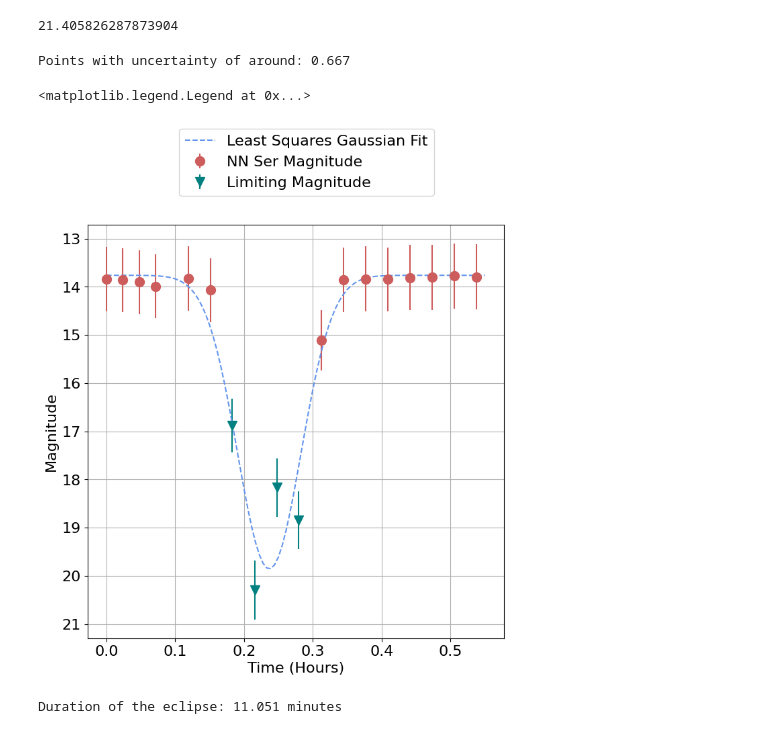
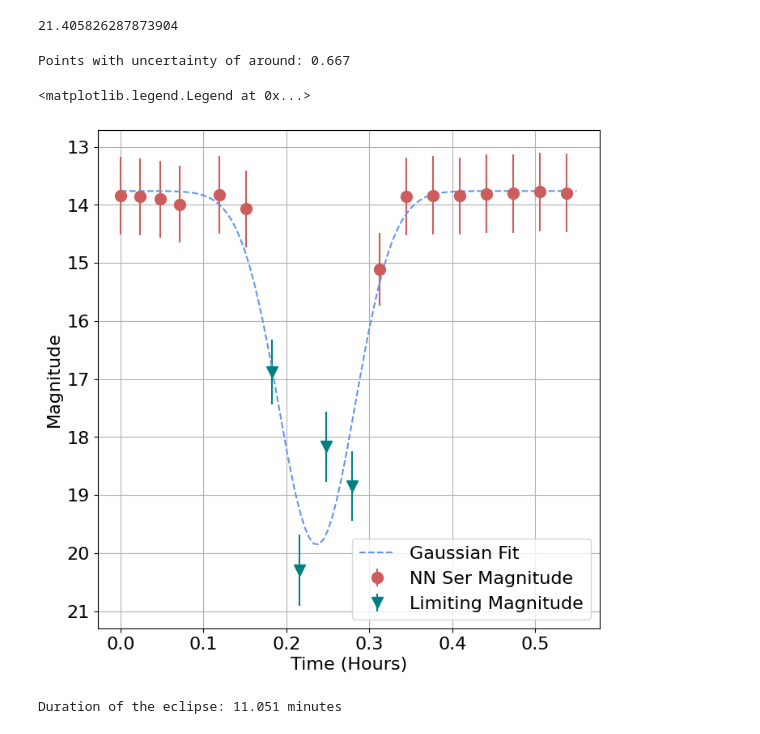
Before and after one commit to daraghhollman/UCD_PASS_Labs, a Jupyter notebook: Astronomy_Image_Analysis/astroImageAnalysis.ipynb, the cells around one changed output. Cells and saved outputs as stored; diff of their text form; code cells hidden in the pictures.

```diff
--- a/Astronomy_Image_Analysis/astroImageAnalysis.ipynb
+++ b/Astronomy_Image_Analysis/astroImageAnalysis.ipynb
@@ -697,36 +732,36 @@ tOffset = GetTimePositions(objectFITS_NNSer, 0)[0]
 timePositions = GetTimePositions(objectFITS_NNSer, tOffset)
 
 def gaussian(x, mu, std, scale, height):
     ans = list()
     for el in x:
         ans.append(scale * np.exp(-(el-mu)**2/(2*std**2)) + height)
     return ans
 
 pars, cov = curve_fit(gaussian, timePositions, mags, [0.25, 0.05, 5, 14])
 
 fig, ax = plt.subplots()
 
 pointColor = "indianred"
 arrowColor = "teal"
 plt.errorbar(timePositions[0:6], mags[0:6], yerr = magsUncertainty[0:6], fmt="o", \
              color=pointColor, markersize=10, label="NN Ser Magnitude")
 plt.errorbar(timePositions[10:], mags[10:], yerr = magsUncertainty[10:], fmt="o", \
              color=pointColor, markersize=10)
 plt.errorbar(timePositions[6:10], mags[6:10], yerr = magsUncertainty[6:10], fmt="v", \
              color=arrowColor, markersize=10, label="Limiting Magnitude")
 
 t = np.linspace(0, 0.55, 100)
-plt.plot(t, gaussian(t, pars[0], pars[1], pars[2], pars[3]), "--", label="Least Squares Gaussian Fit", color="cornflowerblue")
+plt.plot(t, gaussian(t, pars[0], pars[1], pars[2], pars[3]), "--", label="Gaussian Fit", color="cornflowerblue")
 
 plt.xlabel("Time (Hours)")
 plt.ylabel("Magnitude")
 plt.gca().invert_yaxis()
 plt.grid()
-plt.legend(bbox_to_anchor =(0.85, 1.25))
+plt.legend()
 # %% [output]
 Points with uncertainty of around: 0.667
 <matplotlib.legend.Legend at 0x...>
-[figure, old version]
+[figure, new version]
 # %%
 # Duration of the eclipse is assumed to be within 2 standard deviations from the mean of the fitted gaussian.
 # i.e. 4 times the standard deviaiton
```
Also changed, not shown: parts of 5 cells of this notebook, 8 other files.
